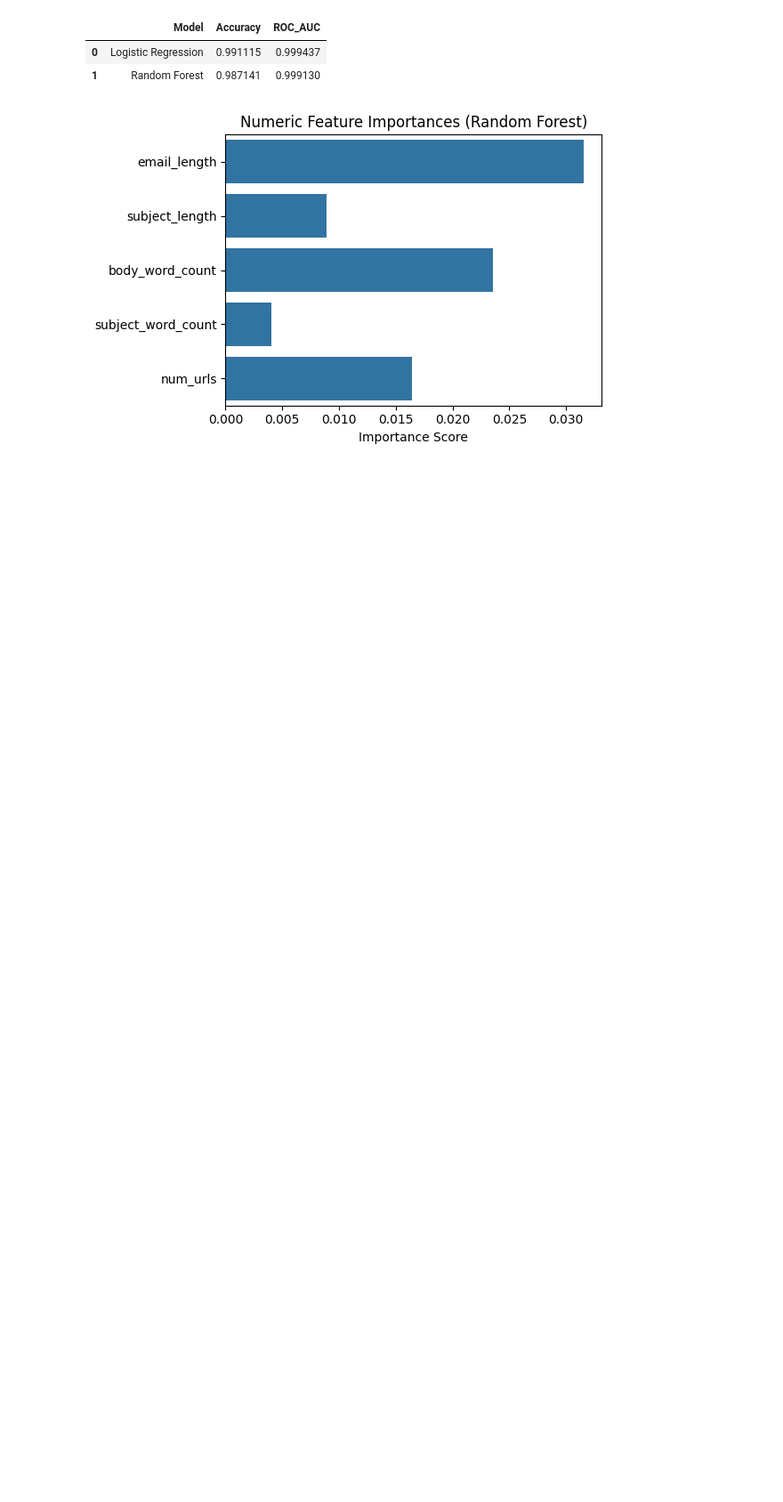
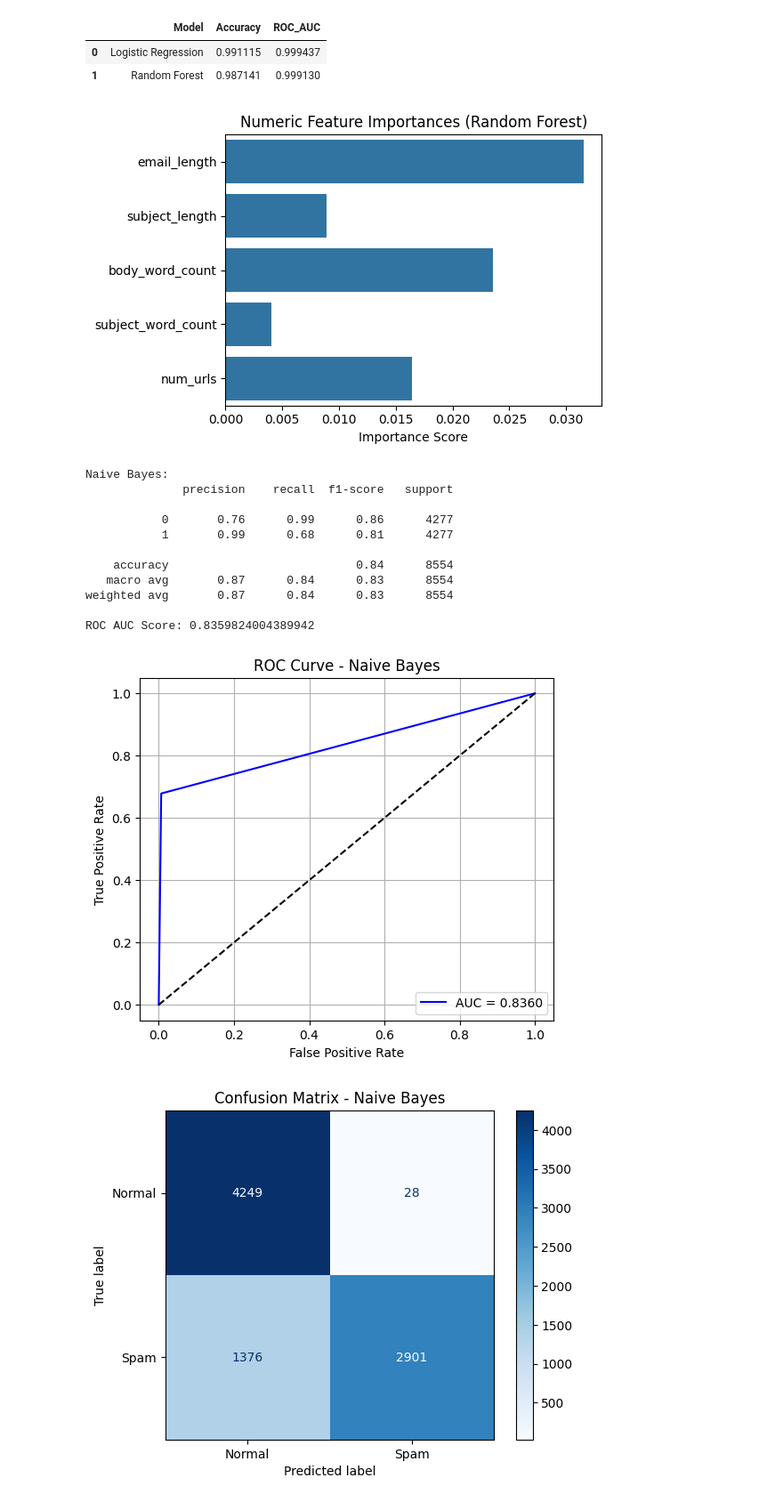
Before and after one commit to sarahfirouzabadi/Summer-2025-ECE-597-Group5, a Jupyter notebook: Summer_2025_ECE_597_Group5.ipynb, the cells around one changed output. Shown at 89% size. Saved outputs shown, nothing was run; the diff lists cells and outputs as text; code cells hidden in the pictures; blank space fills up the shorter version.

Commit message:
Naive Bayes Added

```diff
--- a/Summer_2025_ECE_597_Group5.ipynb
+++ b/Summer_2025_ECE_597_Group5.ipynb
@@ -775,3 +777,51 @@ plt.tight_layout()
 plt.show()
 # %% [output]
 [figure]
+# %%
+# Naive Bayes model
+nb_model = GaussianNB()
+nb_model.fit(X_train.toarray(), y_train)  # Convert sparse matrix to dense
+
+y_pred_nb = nb_model.predict(X_test.toarray())
+y_proba_nb = nb_model.predict_proba(X_test.toarray())[:, 1]
+
+print("Naive Bayes:")
+print(classification_report(y_test, y_pred_nb))
+print("ROC AUC Score:", roc_auc_score(y_test, y_proba_nb))
+
+# ROC
+fpr_nb, tpr_nb, _ = roc_curve(y_test, y_proba_nb)
+auc_nb = roc_auc_score(y_test, y_proba_nb)
+
+plt.figure(figsize=(6, 5))
+plt.plot(fpr_nb, tpr_nb, label=f'AUC = {auc_nb:.4f}', color='blue')
+plt.plot([0, 1], [0, 1], 'k--')  # diagonal line
+plt.xlabel('False Positive Rate')
+plt.ylabel('True Positive Rate')
+plt.title('ROC Curve - Naive Bayes')
+plt.legend(loc='lower right')
+plt.grid(True)
+plt.show()
+
+# Confusion matrix
+cm_nb = confusion_matrix(y_test, y_pred_nb)
+
+disp_nb = ConfusionMatrixDisplay(confusion_matrix=cm_nb, display_labels=["Normal", "Spam"])
+disp_nb.plot(cmap='Blues', values_format='d')
+plt.title("Confusion Matrix - Naive Bayes")
+plt.grid(False)
+plt.show()
+# %% [output]
+Naive Bayes:
+              precision    recall  f1-score   support
+
+           0       0.76      0.99      0.86      4277
+           1       0.99      0.68      0.81      4277
+
+    accuracy                           0.84      8554
+   macro avg       0.87      0.84      0.83      8554
+weighted avg       0.87      0.84      0.83      8554
+
+ROC AUC Score: 0.8359824004389942
+[figure, added]
+[figure, added]
```
Also changed, not shown: parts of 1 cell of this notebook.
